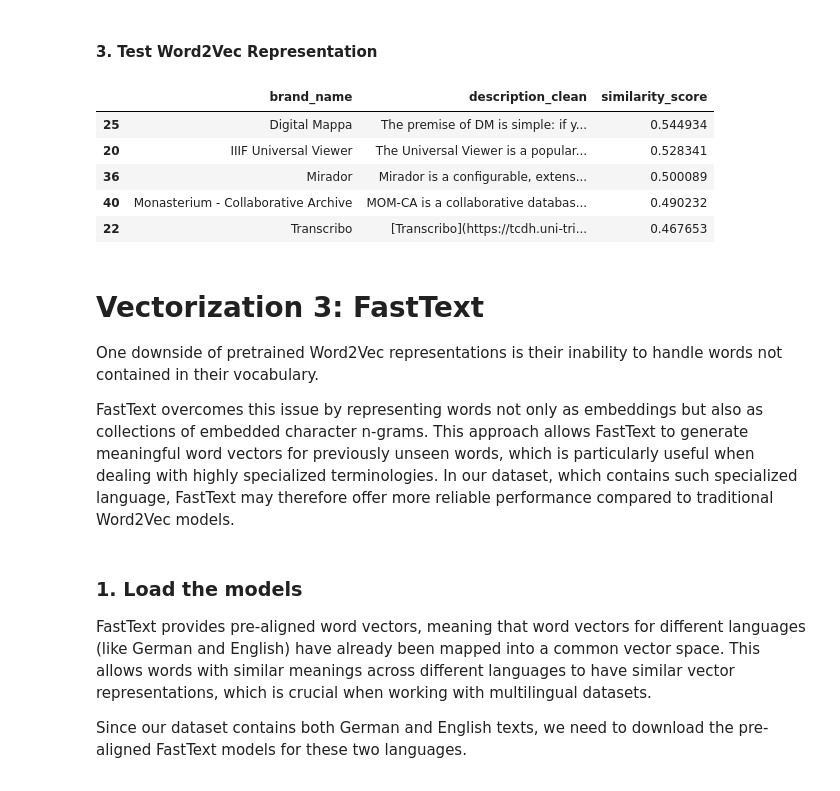
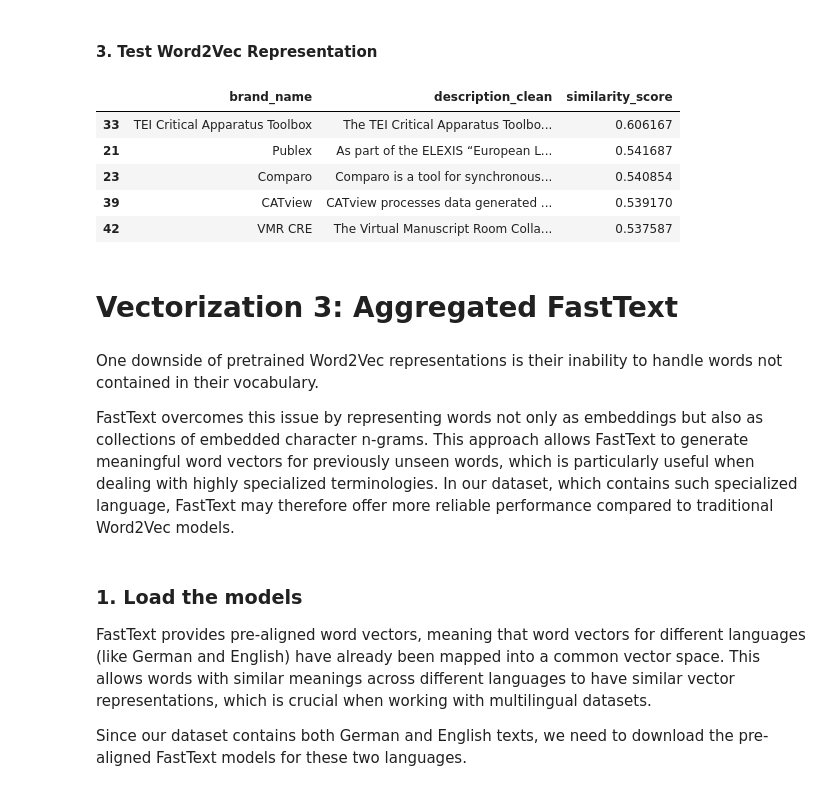
Before and after one commit to andwzn/retrieval-augmented-generation-experiment, a Jupyter notebook: rag_experiment_1.ipynb, the cells around one changed output. Cells and saved outputs as stored; diff of their text form; code cells hidden in the pictures.

```diff
--- a/rag_experiment_1.ipynb
+++ b/rag_experiment_1.ipynb
@@ -557,36 +565,37 @@ len(word2vec_array)
 # %% [markdown]
 #### 3. Test Word2Vec Representation
 # %%
-query = 'I am working with images'
+query = 'I need a nice presentation search for my letter edition'
 # Preprocess the query
 query = preprocess(stopwords_combined, query)
 # get vector representation of the query using word2vec
 query_word2vec = get_word2vec_vector(query, word2vec_model)
 # Reshape the query vector to be a 2D array with one row
 query_word2vec = query_word2vec.reshape(1, -1)
 
 # Compute cosine similarity between the query and the documents
 similarities = cosine_similarity(query_word2vec, word2vec_array)
 
 similarity_df = pd.DataFrame({
     'similarity_score': similarities.flatten()
 })
 
 result_df = pd.concat([edition_software_info[["brand_name","description_clean"]], similarity_df], axis=1)
 result_df_sorted = result_df.sort_values(by='similarity_score', ascending=False)
 
 # print the top 3 description, that might be relevant to our query
 with pd.option_context('display.max_colwidth', None):
     display(result_df_sorted[['brand_name','description_clean', 'similarity_score']].head(5))
 # %% [output]
 |  | brand_name | description_clean | similarity_score |
-| 25 | Digital Mappa | The premise of DM is simple: if y... | 0.544934 |
-| 20 | IIIF Universal Viewer | The Universal Viewer is a popular... | 0.528341 |
-| 36 | Mirador | Mirador is a configurable, extens... | 0.500089 |
-| 40 | Monasterium - Collaborative Archive | MOM-CA is a collaborative databas... | 0.490232 |
-| 22 | Transcribo | [Transcribo](https://tcdh.uni-tri... | 0.467653 |
+| 33 | TEI Critical Apparatus Toolbox | The TEI Critical Apparatus Toolbo... | 0.606167 |
+| 21 | Publex | As part of the ELEXIS “European L... | 0.541687 |
+| 23 | Comparo | Comparo is a tool for synchronous... | 0.540854 |
+| 39 | CATview | CATview processes data generated ... | 0.539170 |
+| 42 | VMR CRE | The Virtual Manuscript Room Colla... | 0.537587 |
+# %% [markdown]
+# Vectorization 3: Aggregated FastText
 # %% [markdown]
-# Vectorization 3: FastText
 
 One downside of pretrained Word2Vec representations is their inability to handle words not contained in their vocabulary.
 
```
Also changed, not shown: parts of 18 cells of this notebook.
